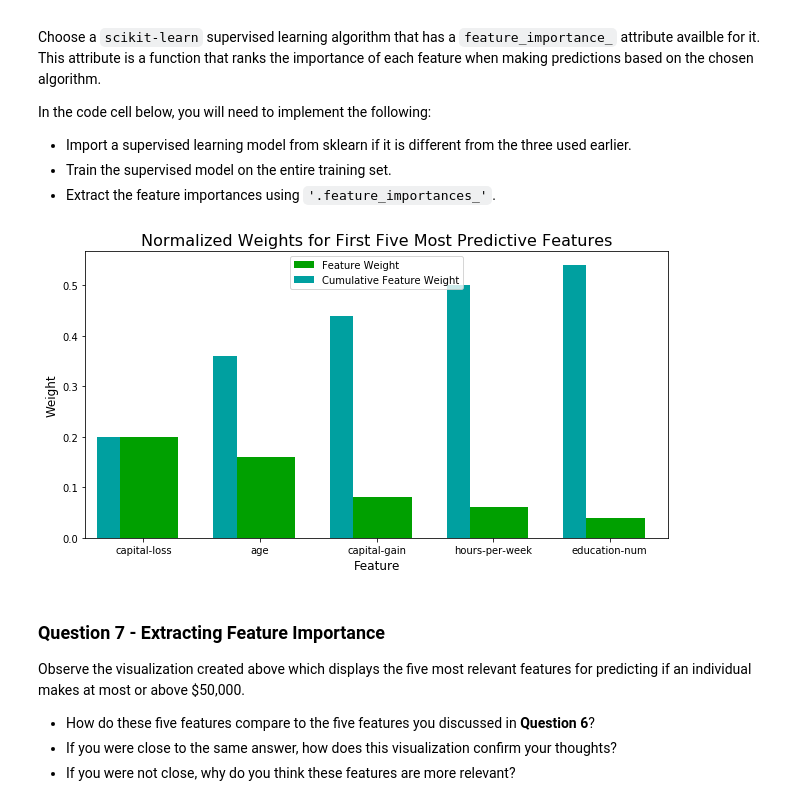
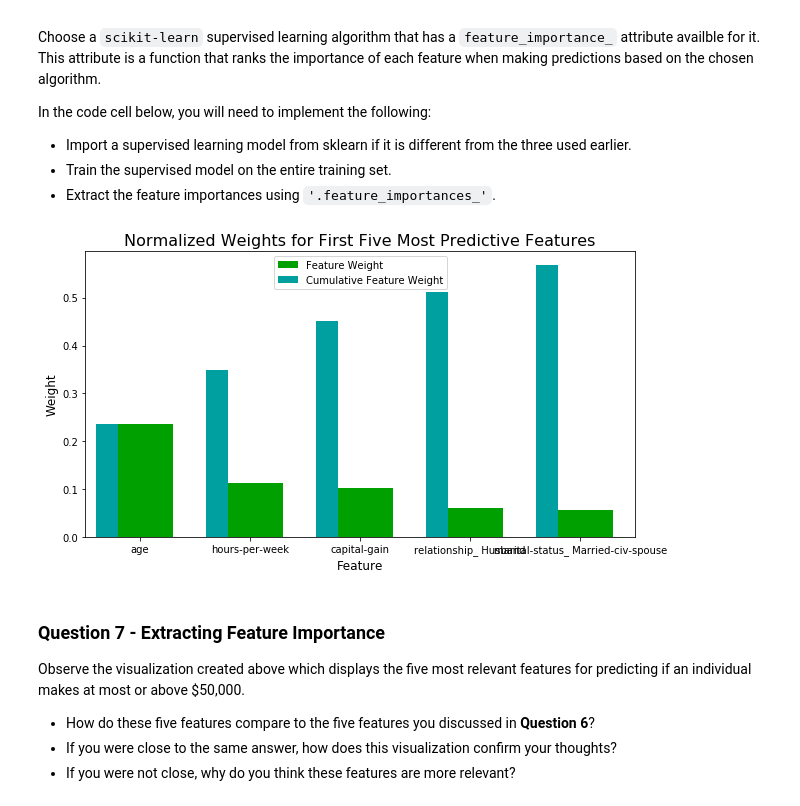
Before and after one commit to Phomint/Udacity_DataScience, a Jupyter notebook: Projects/FindingDonors/finding_donors.ipynb, the cells around one changed output. Drawn from its saved outputs; the diff is of its cells as text; code cells hidden in the pictures.

```diff
--- a/Projects/FindingDonors/finding_donors.ipynb
+++ b/Projects/FindingDonors/finding_donors.ipynb
@@ -543,18 +577,18 @@ In the code cell below, you will need to implement the following:
  - Extract the feature importances using `'.feature_importances_'`.
 # %%
 # TODO: Import a supervised learning model that has 'feature_importances_'
-from sklearn.ensemble import AdaBoostClassifier
+from sklearn.ensemble import RandomForestClassifier
 
 # TODO: Train the supervised model on the training set using .fit(X_train, y_train)
-model = AdaBoostClassifier().fit(X_train, y_train)
+model = RandomForestClassifier().fit(X_train, y_train)
 
 # TODO: Extract the feature importances using .feature_importances_
 importances = model.feature_importances_
 
 # Plot
 vs.feature_plot(importances, X_train, y_train)
 # %% [output]
-[figure, old version]
+[figure, new version]
 # %% [markdown]
 ### Question 7 - Extracting Feature Importance
 
```
Also changed, not shown: parts of 19 cells of this notebook, 1 other file.
